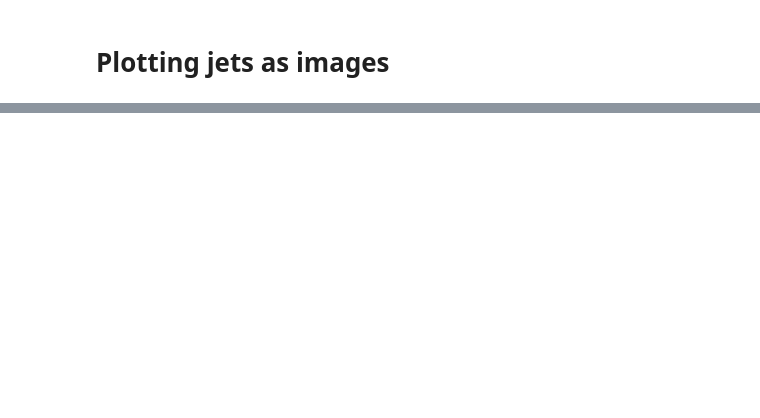
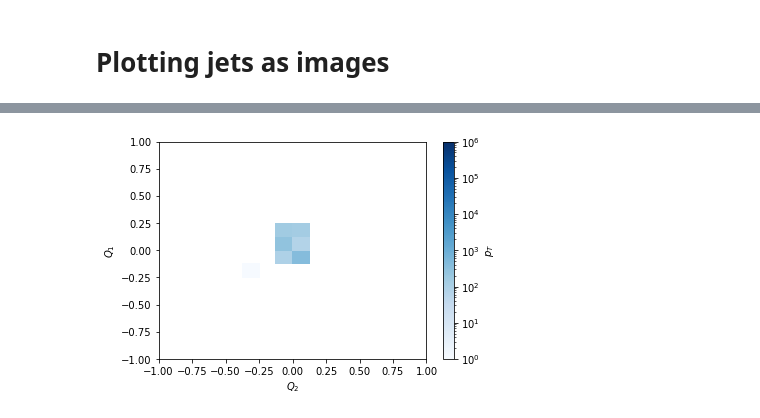
Before and after one commit to mdmorris/XAICoffea, a Jupyter notebook: ShowJets.ipynb, the cells around one changed output, grey strips where cells are left out. Saved outputs shown, nothing was run; the diff lists cells and outputs as text; code cells hidden in the pictures; blank space fills up the shorter version.

```diff
--- a/ShowJets.ipynb
+++ b/ShowJets.ipynb
@@ -209 +204,7 @@ fig.savefig("Zprime3TeV_image.png")
+# %%
+fig, ax, grid = hist.plot2d(output['image'].integrate('dataset', 'Zprime3TeV').integrate("event", 1),xaxis='image_deta', patch_opts={'norm':LogNorm(vmin=1, vmax=1e6),'cmap':'Blues'})
+
+fig.savefig("Zprime3TeV_image_event1.png")
+# %% [output]
+[figure, added]
 # %%
```
Also changed, not shown: parts of 6 cells of this notebook.
